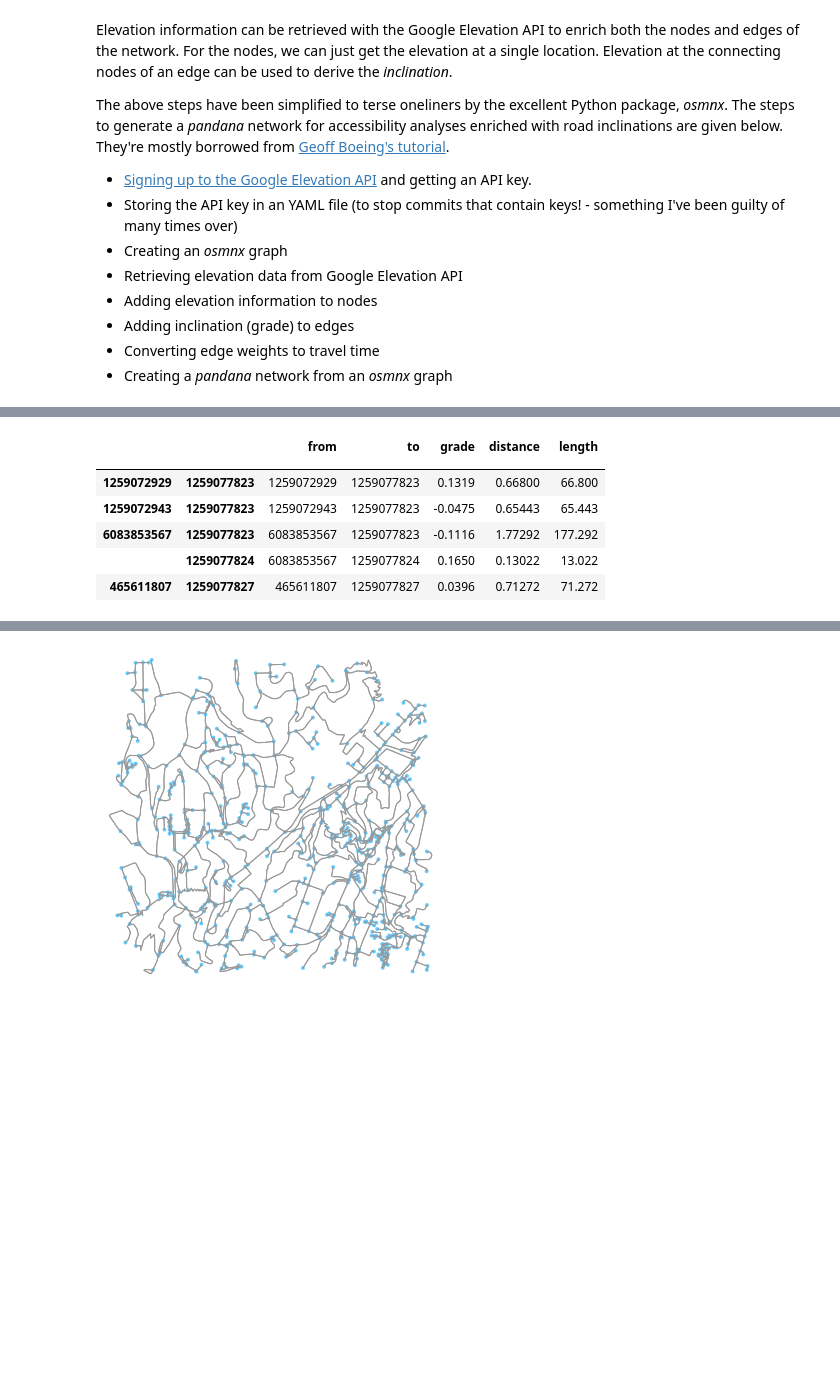
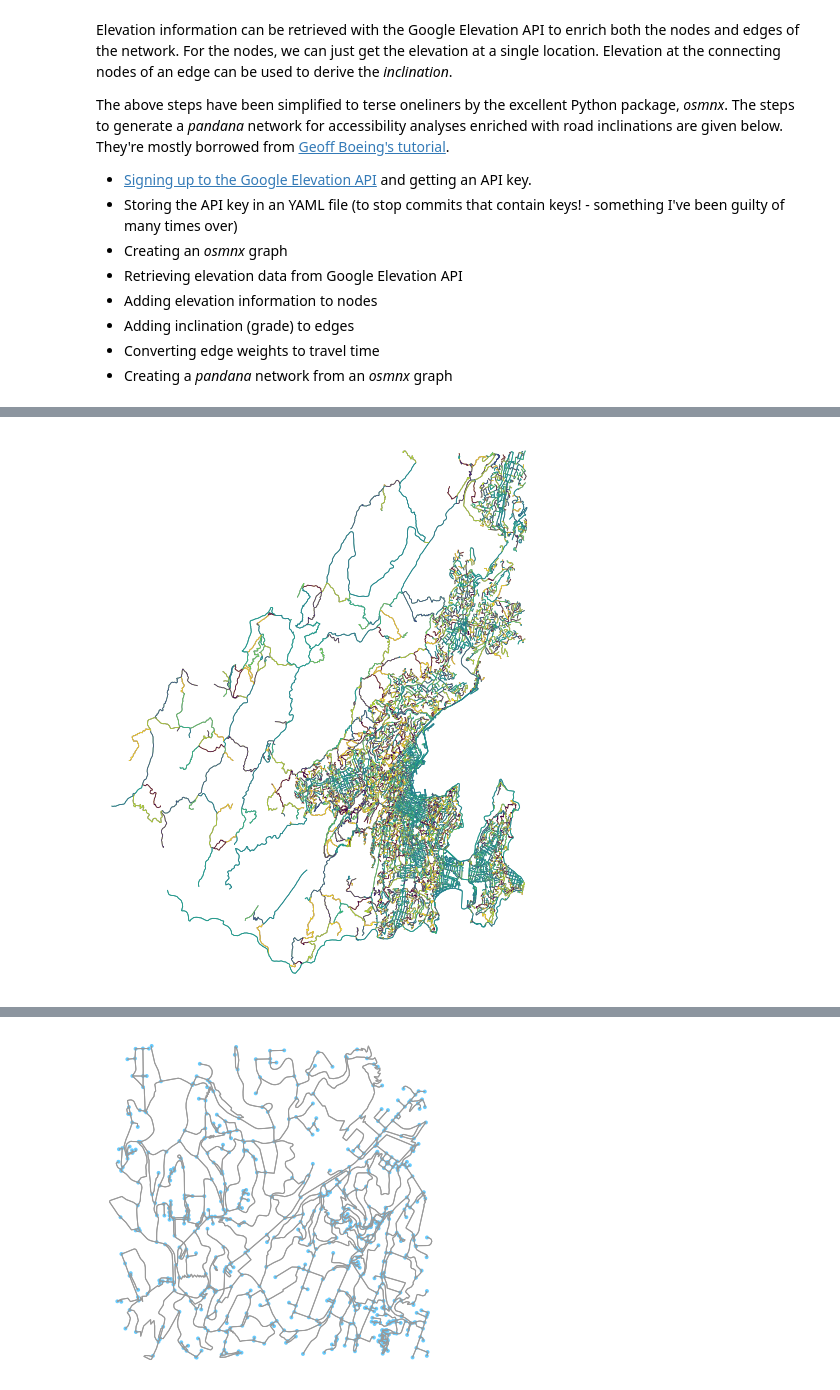
Before and after one commit to shriv/playground-pubs, a Jupyter notebook: Accessing council playgrounds.ipynb, the cells around one changed output, grey strips where cells are left out. Saved outputs shown, nothing was run; the diff lists cells and outputs as text; code cells hidden in the pictures; blank space fills up the shorter version.

```diff
--- a/Accessing council playgrounds.ipynb
+++ b/Accessing council playgrounds.ipynb
@@ -282,10 +151,0 @@ hill_data_df.head()
-# %%
-new_data_df.head()
-# %% [output]
-|  |  | from | to | grade | distance | length |
-|  |  |  |  |  |  |  |
-| 1259072929 | 1259077823 | 1259072929 | 1259077823 | 0.1319 | 0.66800 | 66.800 |
-| 1259072943 | 1259077823 | 1259072943 | 1259077823 | -0.0475 | 0.65443 | 65.443 |
-| 6083853567 | 1259077823 | 6083853567 | 1259077823 | -0.1116 | 1.77292 | 177.292 |
-|  | 1259077824 | 6083853567 | 1259077824 | 0.1650 | 0.13022 | 13.022 |
-| 465611807 | 1259077827 | 465611807 | 1259077827 | 0.0396 | 0.71272 | 71.272 |
@@ -306,0 +168,5 @@ playground_hills_accessibility = aa.get_accessibility(network_hills_trial, wcc_p
+# %%
+ec = ox.get_edge_colors_by_attr(G, 'grade', cmap='viridis', num_bins=10)
+fig, ax = ox.plot_graph(G, fig_height=10, edge_color=ec, edge_linewidth=0.8, node_size=0)
+# %% [output]
+[figure, added]
```
Also changed, not shown: parts of 60 cells of this notebook, 1 other file.
